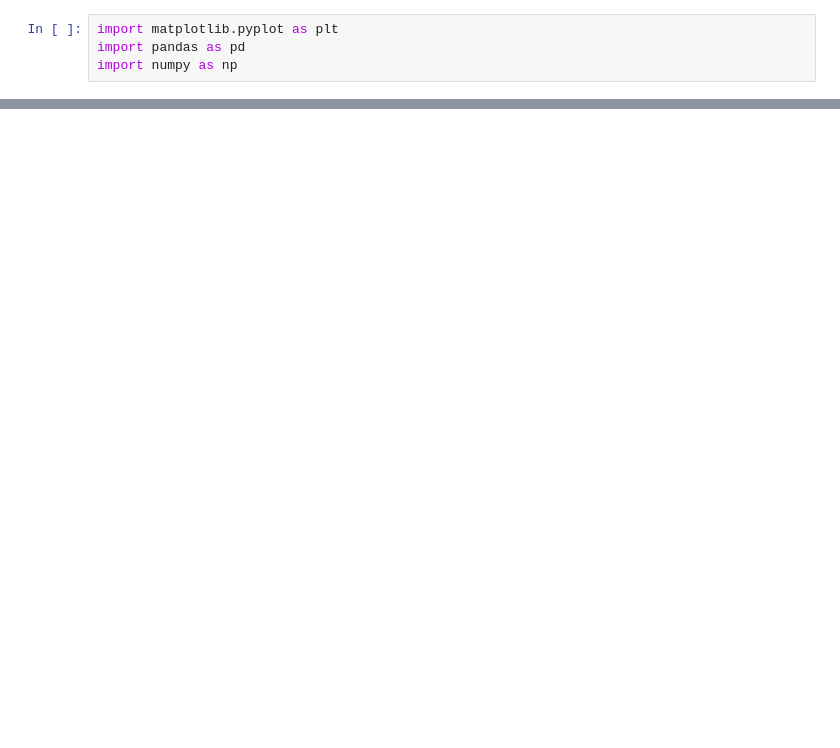
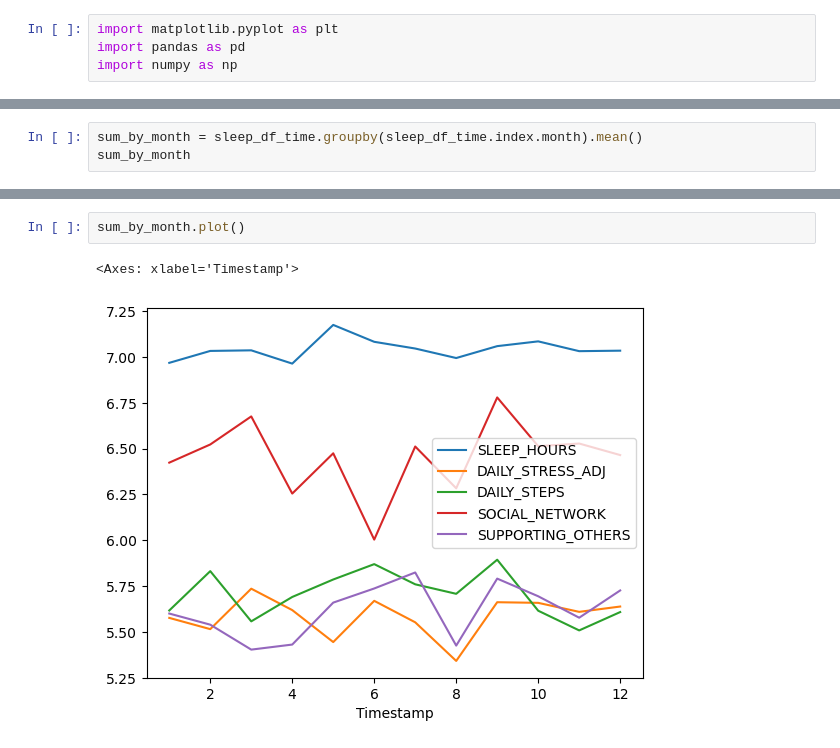
Before and after one commit to tanchris232/fitness-group-2, a Jupyter notebook: Project Files/fitness_group_2_chris.ipynb, the cells around one changed output, grey strips where cells are left out. Saved outputs shown, nothing was run; the diff lists cells and outputs as text; blank space fills up the shorter version.

```diff
--- a/Project Files/fitness_group_2_chris.ipynb
+++ b/Project Files/fitness_group_2_chris.ipynb
@@ -40,0 +97,3 @@ sleep_df
+# %%
+sum_by_month = sleep_df_time.groupby(sleep_df_time.index.month).mean()
+sum_by_month
@@ -40,0 +115,5 @@ sleep_df
+# %%
+sum_by_month.plot()
+# %% [output]
+<Axes: xlabel='Timestamp'>
+[figure, added]
```
Also changed, not shown: parts of 28 cells of this notebook.
